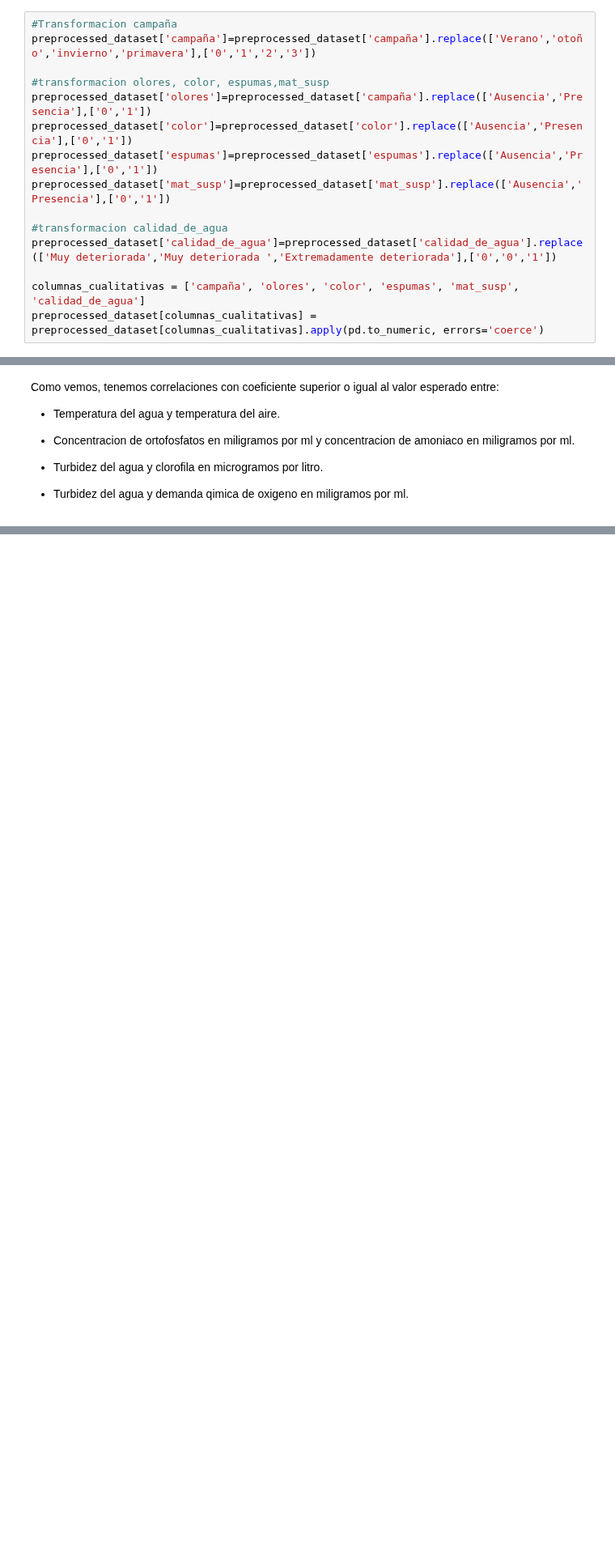
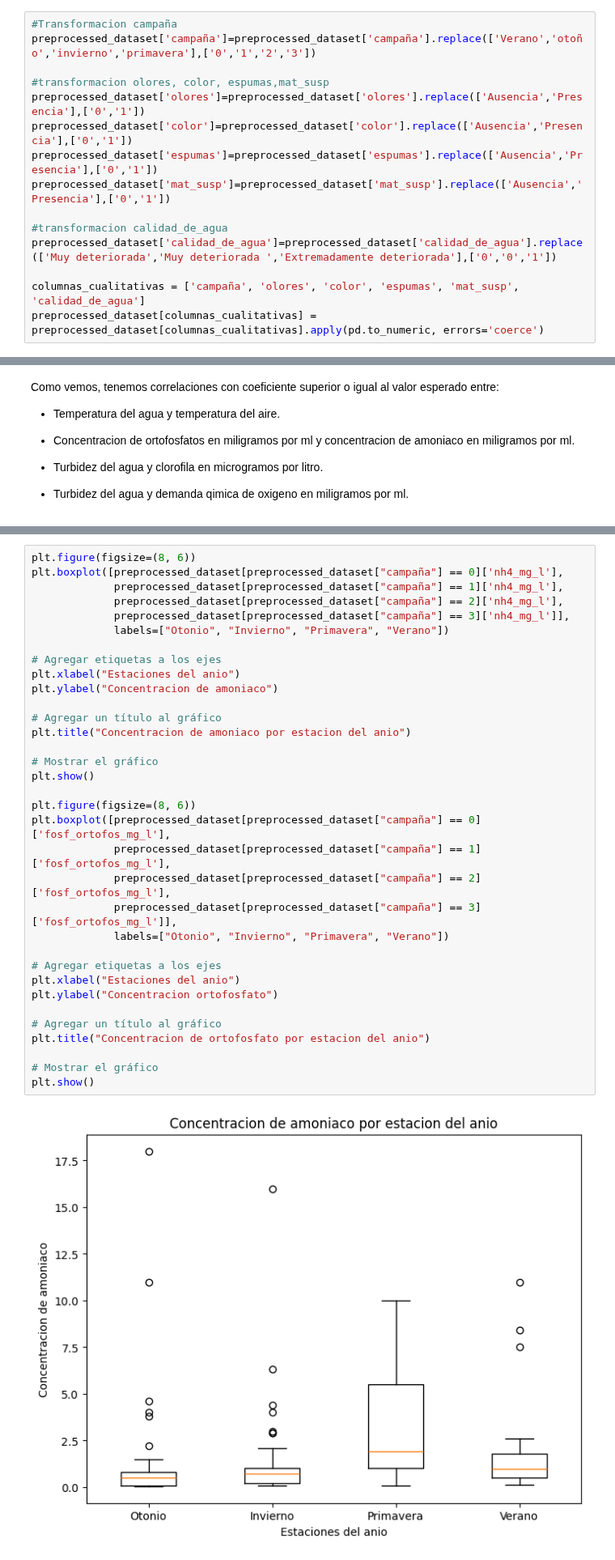
Before and after one commit to MaximoReynoso/TrabajoEspecial, a Jupyter notebook: TrabajoEspecial.ipynb, the cells around one changed output, grey strips where cells are left out. Shown at 81% size. Cells and saved outputs as stored; diff of their text form; blank space fills up the shorter version.

```diff
--- a/TrabajoEspecial.ipynb
+++ b/TrabajoEspecial.ipynb
@@ -137,7 +137,7 @@ Transformamos el tipo de dato de determinadas columnas para poder trabajar con l
 preprocessed_dataset['campaña']=preprocessed_dataset['campaña'].replace(['Verano','otoño','invierno','primavera'],['0','1','2','3'])
 
 #transformacion olores, color, espumas,mat_susp
-preprocessed_dataset['olores']=preprocessed_dataset['campaña'].replace(['Ausencia','Presencia'],['0','1'])
+preprocessed_dataset['olores']=preprocessed_dataset['olores'].replace(['Ausencia','Presencia'],['0','1'])
 preprocessed_dataset['color']=preprocessed_dataset['color'].replace(['Ausencia','Presencia'],['0','1'])
 preprocessed_dataset['espumas']=preprocessed_dataset['espumas'].replace(['Ausencia','Presencia'],['0','1'])
 preprocessed_dataset['mat_susp']=preprocessed_dataset['mat_susp'].replace(['Ausencia','Presencia'],['0','1'])
@@ -280,0 +307,36 @@ for i, col in enumerate(correlation_matrix_umbralizada.columns):
+# %%
+plt.figure(figsize=(8, 6))
+plt.boxplot([preprocessed_dataset[preprocessed_dataset["campaña"] == 0]['nh4_mg_l'],
+             preprocessed_dataset[preprocessed_dataset["campaña"] == 1]['nh4_mg_l'],
+             preprocessed_dataset[preprocessed_dataset["campaña"] == 2]['nh4_mg_l'],
+             preprocessed_dataset[preprocessed_dataset["campaña"] == 3]['nh4_mg_l']],
+             labels=["Otonio", "Invierno", "Primavera", "Verano"])
+
+# Agregar etiquetas a los ejes
+plt.xlabel("Estaciones del anio")
+plt.ylabel("Concentracion de amoniaco")
+
+# Agregar un título al gráfico
+plt.title("Concentracion de amoniaco por estacion del anio")
+
+# Mostrar el gráfico
+plt.show()
+
+plt.figure(figsize=(8, 6))
+plt.boxplot([preprocessed_dataset[preprocessed_dataset["campaña"] == 0]['fosf_ortofos_mg_l'],
+             preprocessed_dataset[preprocessed_dataset["campaña"] == 1]['fosf_ortofos_mg_l'],
+             preprocessed_dataset[preprocessed_dataset["campaña"] == 2]['fosf_ortofos_mg_l'],
+             preprocessed_dataset[preprocessed_dataset["campaña"] == 3]['fosf_ortofos_mg_l']],
+             labels=["Otonio", "Invierno", "Primavera", "Verano"])
+
+# Agregar etiquetas a los ejes
+plt.xlabel("Estaciones del anio")
+plt.ylabel("Concentracion ortofosfato")
+
+# Agregar un título al gráfico
+plt.title("Concentracion de ortofosfato por estacion del anio")
+
+# Mostrar el gráfico
+plt.show()
+# %% [output]
+[figure, added]
```
Also changed, not shown: parts of 13 cells of this notebook.
